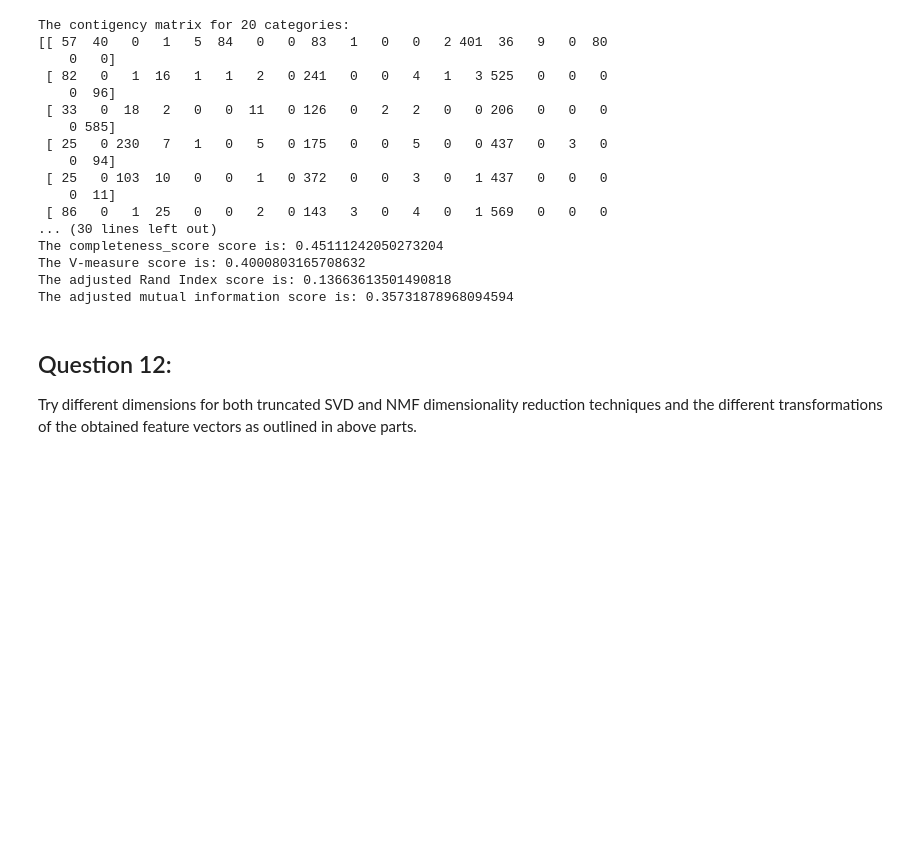
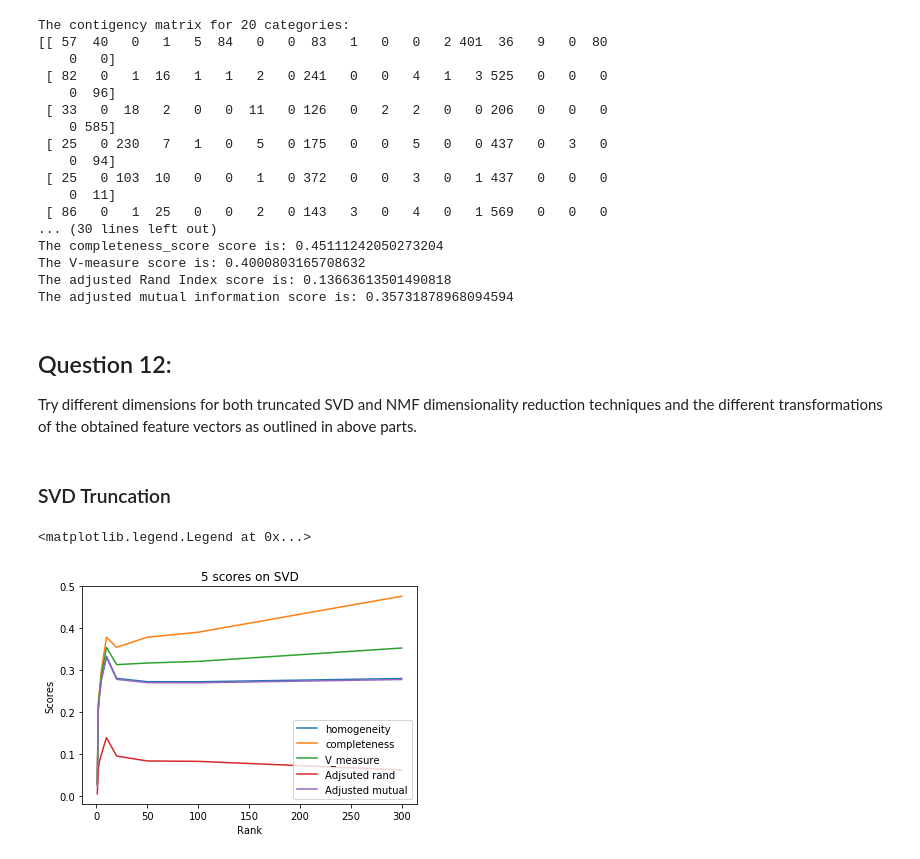
Before and after one commit to Shuyifan/ECE-219-Large-Scale-Data-Mining-Project, a Jupyter notebook: Project 2/Project 2.ipynb, the cells around one changed output. Drawn from its saved outputs; the diff is of its cells as text; code cells hidden in the pictures; blank space fills up the shorter version.

```diff
--- a/Project 2/Project 2.ipynb
+++ b/Project 2/Project 2.ipynb
@@ -636,8 +626,8 @@ tfidf = TfidfTransformer()
 all_tfidf = tfidf.fit_transform(all_vec)
 # %%
 # apply K-means
-km = KMeans(n_clusters=20, max_iter=1000, n_init=30, random_state=0)
-km.fit(all_tfidf)
+km20 = KMeans(n_clusters=20, max_iter=1000, n_init=30, random_state=0)
+km20.fit(all_tfidf)
 # %% [output]
 KMeans(algorithm='auto', copy_x=True, init='k-means++', max_iter=1000,
     n_clusters=20, n_init=30, n_jobs=1, precompute_distances='auto',
@@ -678,3 +668,37 @@ The adjusted mutual information score is: 0.35731878968094594
 # %% [markdown]
 ## Question 12:
 Try different dimensions for both truncated SVD and NMF dimensionality reduction techniques and the different transformations of the obtained feature vectors as outlined in above parts.
+# %% [markdown]
+### SVD Truncation
+# %%
+# truncate data using svd
+ranks = [1, 2, 3, 5, 10, 20, 50, 100, 300]
+hs,cs,vs,ars,amis = [],[],[],[],[]
+for rank in ranks:
+    svd = TruncatedSVD(n_components=rank)
+    all_svd_r = svd.fit_transform(all_tfidf)
+
+    # apply k-means
+    km20.fit(all_svd_r)
+
+    # calculate 5 scores
+    hs.append(homogeneity_score(dataset_all.target,km20.labels_))
+    cs.append(completeness_score(dataset_all.target,km20.labels_))
+    vs.append(v_measure_score(dataset_all.target,km20.labels_))
+    ars.append(adjusted_rand_score(dataset_all.target,km20.labels_))
+    amis.append(adjusted_mutual_info_score(dataset_all.target,km20.labels_))
+# %%
+# plot 5 scores to find the best rank
+plt.plot(ranks, hs)
+plt.plot(ranks, cs)
+plt.plot(ranks, vs)
+plt.plot(ranks, ars)
+plt.plot(ranks, amis)
+plt.title('5 scores on SVD')
+plt.xlabel('Rank')
+plt.ylabel('Scores')
+plt.legend(labels = ['homogeneity','completeness',
+                     'V_measure','Adjsuted rand','Adjusted mutual'])
+# %% [output]
+<matplotlib.legend.Legend at 0x...>
+[figure, added]
```
Also changed, not shown: parts of 45 cells of this notebook.
